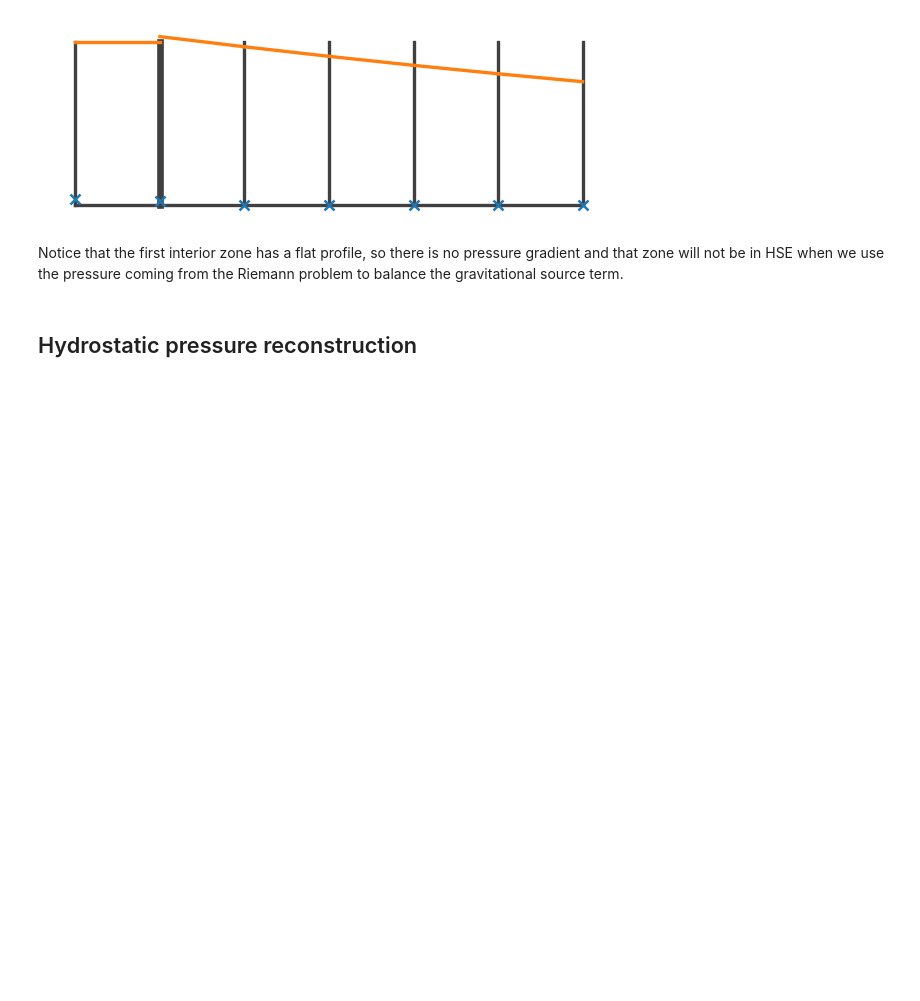
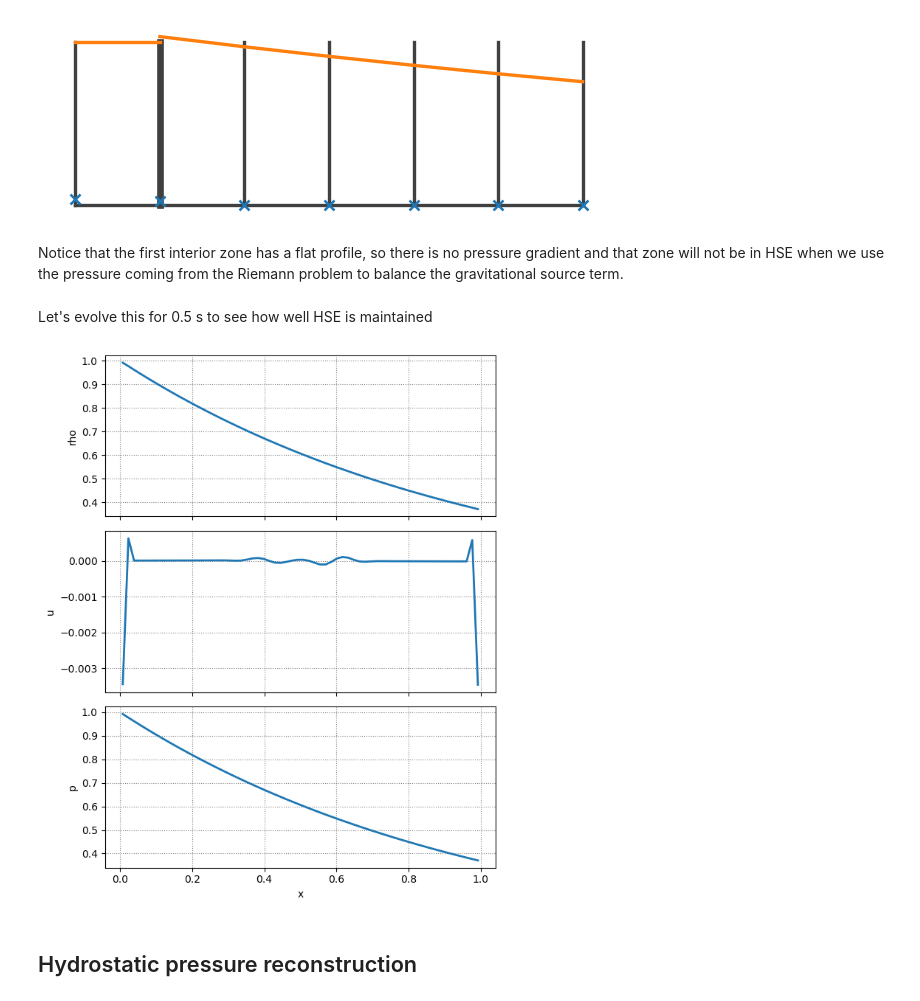
Before and after one commit to python-hydro/ppmpy, a Jupyter notebook: docs/hse-reconstruction.ipynb, the cells around one changed output. Drawn from its saved outputs; the diff is of its cells as text; code cells hidden in the pictures; blank space fills up the shorter version.

```diff
--- a/docs/hse-reconstruction.ipynb
+++ b/docs/hse-reconstruction.ipynb
@@ -43,5 +105,16 @@ e.draw_prim(gp, e.v.qp)
 # %% [markdown]
 Notice that the first interior zone has a flat profile, so there is no pressure gradient and that zone will not be in HSE
 when we use the pressure coming from the Riemann problem to balance the gravitational source term.
+# %% [markdown]
+Let's evolve this for 0.5 s to see how well HSE is maintained
+# %%
+nx = 64
+e = Euler(nx, 0.5, init_cond=hse,
+          grav_func=constant_gravity,
+          bc_left_type="reflect", bc_right_type="reflect", params=params)
+e.evolve(0.5, verbose=False)
+fig = e.plot_prim()
+# %% [output]
+[figure, added]
 # %% [markdown]
 ## Hydrostatic pressure reconstruction
```
Also changed, not shown: parts of 15 cells of this notebook.
